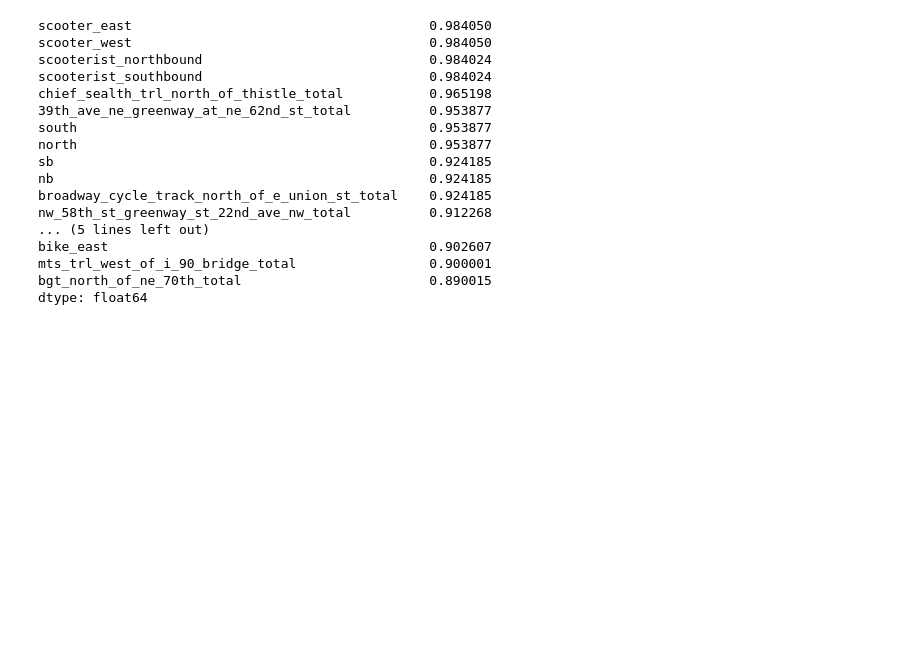
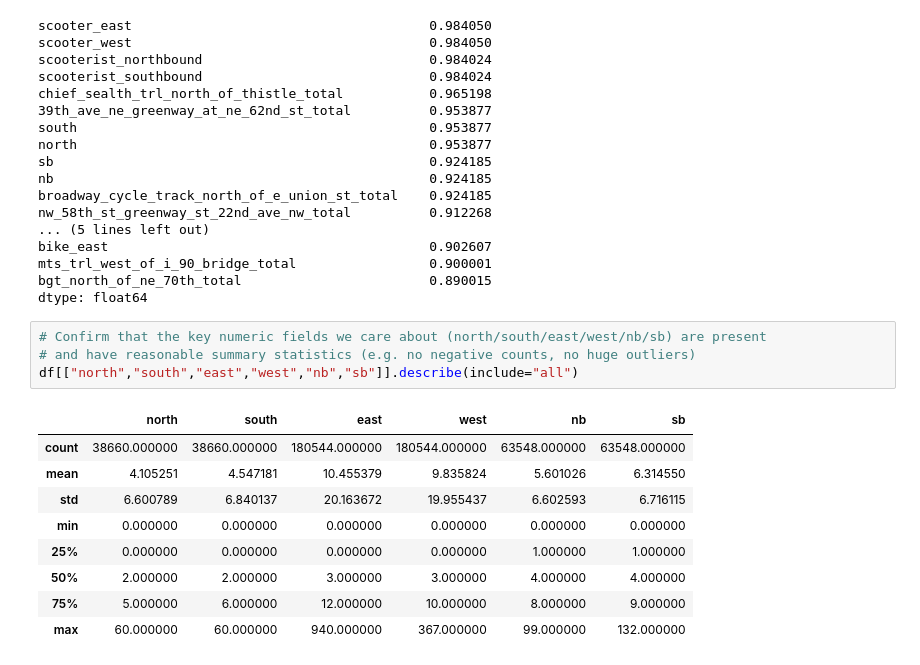
Before and after one commit to morganwofford/protected-bike-lanes-ridership, a Jupyter notebook: notebooks/01_ingest_counters.ipynb, the cells around one changed output. Cells and saved outputs as stored; diff of their text form; blank space fills up the shorter version.

```diff
--- a/notebooks/01_ingest_counters.ipynb
+++ b/notebooks/01_ingest_counters.ipynb
@@ -154,3 +154,17 @@ bike_east                                         0.902607
 mts_trl_west_of_i_90_bridge_total                 0.900001
 bgt_north_of_ne_70th_total                        0.890015
 dtype: float64
+# %%
+# Confirm that the key numeric fields we care about (north/south/east/west/nb/sb) are present
+# and have reasonable summary statistics (e.g. no negative counts, no huge outliers)
+df[["north","south","east","west","nb","sb"]].describe(include="all")
+# %% [output]
+|  | north | south | east | west | nb | sb |
+| count | 38660.000000 | 38660.000000 | 180544.000000 | 180544.000000 | 63548.000000 | 63548.000000 |
+| mean | 4.105251 | 4.547181 | 10.455379 | 9.835824 | 5.601026 | 6.314550 |
+| std | 6.600789 | 6.840137 | 20.163672 | 19.955437 | 6.602593 | 6.716115 |
+| min | 0.000000 | 0.000000 | 0.000000 | 0.000000 | 0.000000 | 0.000000 |
+| 25% | 0.000000 | 0.000000 | 0.000000 | 0.000000 | 1.000000 | 1.000000 |
+| 50% | 2.000000 | 2.000000 | 3.000000 | 3.000000 | 4.000000 | 4.000000 |
+| 75% | 5.000000 | 6.000000 | 12.000000 | 10.000000 | 8.000000 | 9.000000 |
+| max | 60.000000 | 60.000000 | 940.000000 | 367.000000 | 99.000000 | 132.000000 |
```
Also changed, not shown: parts of 15 cells of this notebook, 1 other file.
